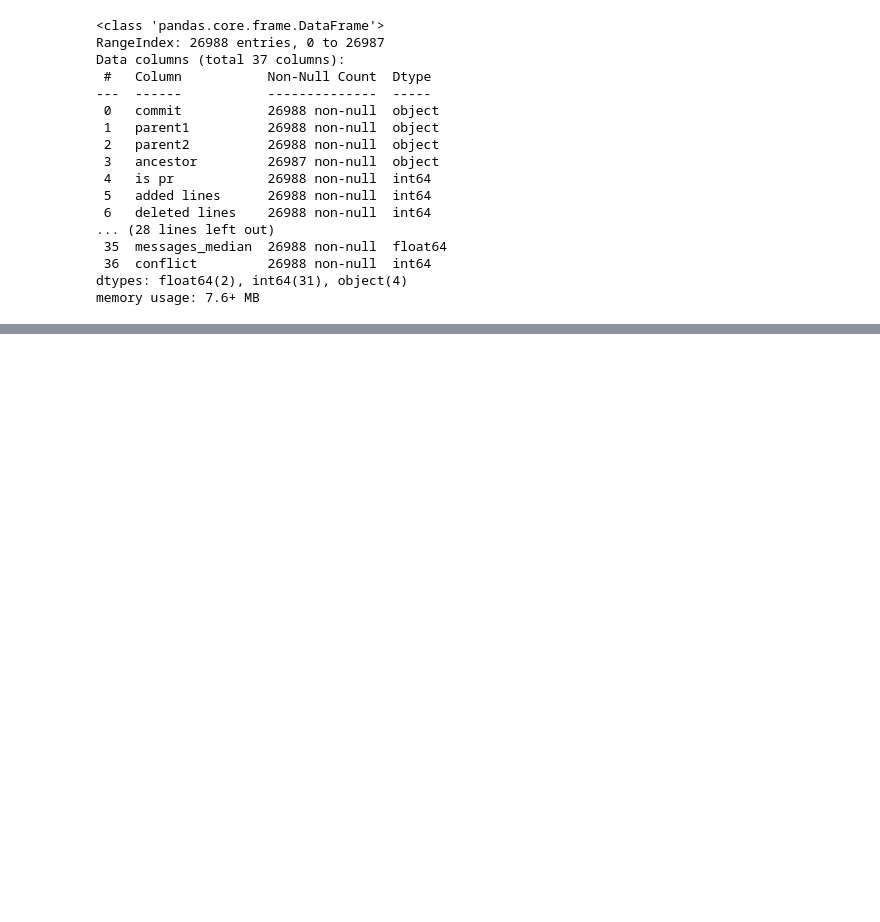
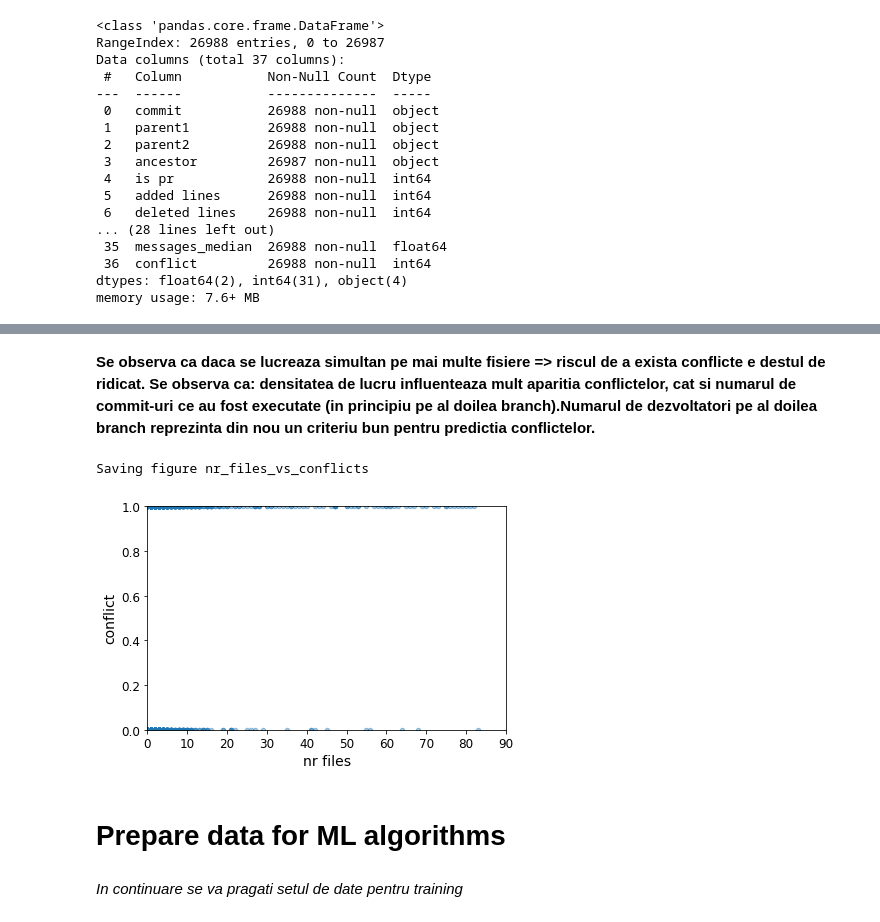
Before and after one commit to birlutiuclaudiu/PredictMergingConflicts, a Jupyter notebook: BirlutiuClaudiu.ipynb, the cells around one changed output, grey strips where cells are left out. Cells and saved outputs as stored; diff of their text form; code cells hidden in the pictures; blank space fills up the shorter version.

```diff
--- a/BirlutiuClaudiu.ipynb
+++ b/BirlutiuClaudiu.ipynb
@@ -187,0 +326,16 @@ Len of train set 5398
+# %% [markdown]
+**Se observa ca daca se lucreaza simultan pe mai multe fisiere => riscul de a exista conflicte e destul de ridicat. Se observa ca: densitatea de lucru influenteaza mult aparitia conflictelor, cat si numarul de commit-uri ce au fost executate (in principiu pe al doilea branch).Numarul de dezvoltatori pe al doilea branch reprezinta din nou un criteriu bun pentru predictia conflictelor.**
+# %%
+#se va proiecta un grafic mai mare pentru a se observa cum numarul de fisiere pe care s-a lucrat simultan
+#influenteaza generarea unui conflict in cadrul procesului de merge
+data_discover.plot(kind="scatter", x="nr files", y="conflict",
+             alpha=0.4)
+plt.axis([0, 90, 0, 1])
+save_fig("nr_files_vs_conflicts")
+# %% [output]
+Saving figure nr_files_vs_conflicts
+[figure, added]
+# %% [markdown]
+# Prepare data for ML algorithms
+# %% [markdown]
+*In continuare se va pragati setul de date pentru training*
```
Also changed, not shown: parts of 62 cells of this notebook, 3 other files.
